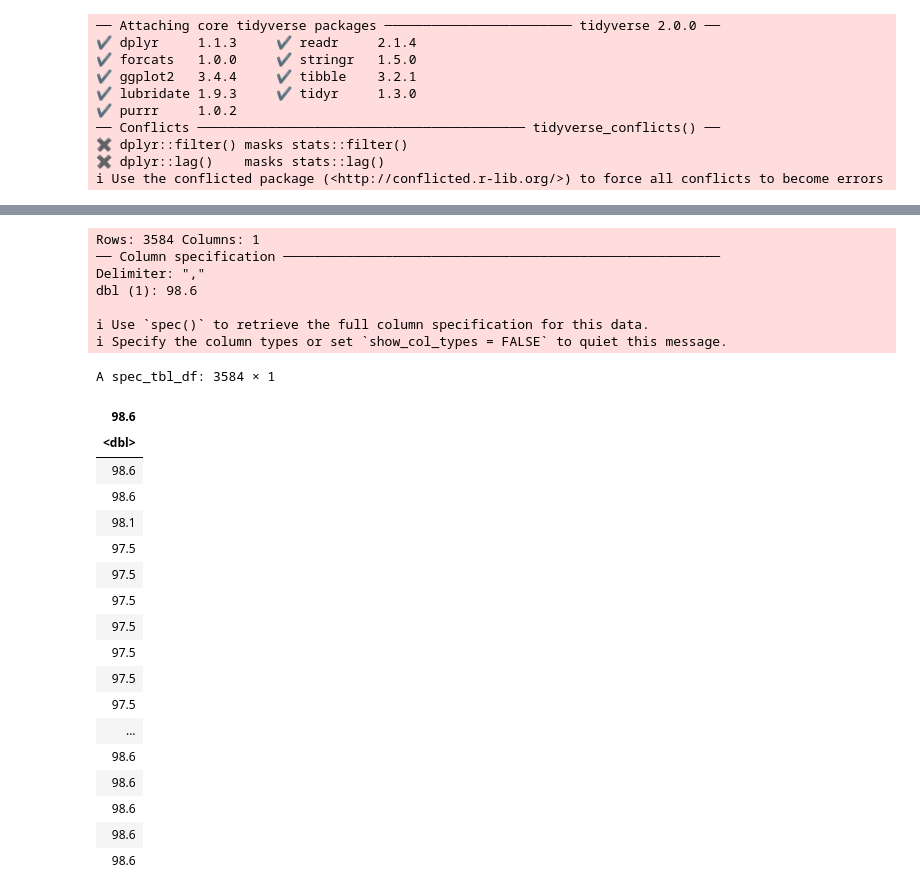
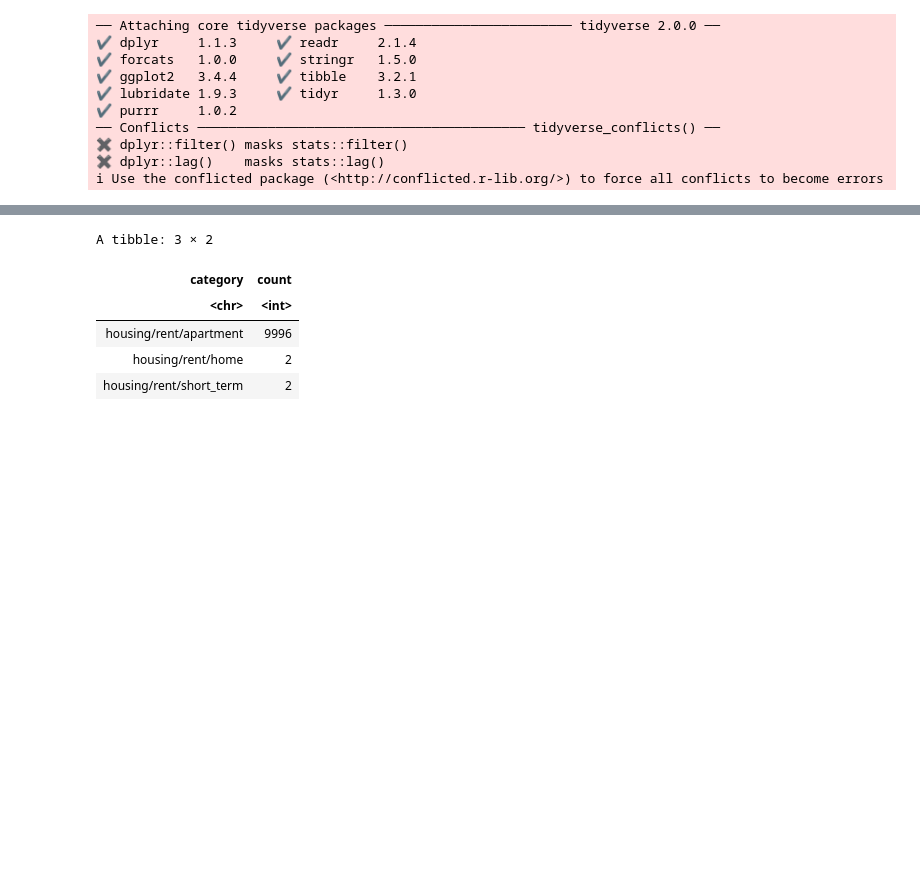
Before and after one commit to LightAwesome/apartment_rent_analysis, a Jupyter notebook: test file.ipynb, the cells around one changed output, grey strips where cells are left out. Cells and saved outputs as stored; diff of their text form; code cells hidden in the pictures; blank space fills up the shorter version.

```diff
--- a/test file.ipynb
+++ b/test file.ipynb
@@ -12,6 +12,6 @@ library(tidyverse)
 ✖ dplyr::lag()    masks stats::lag()
 ℹ Use the conflicted package (<http://conflicted.r-lib.org/>) to force all conflicts to become errors
 # %%
-heart<- read_csv("data/heart.csv")
-head(heart)
+apartments<- read_csv2("data/apartments_for_rent_classified_10K.csv")
+head(apartments)
 # %% [output]
@@ -34,29 +37,13 @@ A tibble: 6 × 14
 # %%
-read_csv("data/o2Saturation.csv")
+apt_wrangled <- apartments |>
+group_by(category)|>
+summarize(count = n())
+
+apt_wrangled
 # %% [output]
-Rows: 3584 Columns: 1
-── Column specification ────────────────────────────────────────────────────────
-Delimiter: ","
-dbl (1): 98.6
-
-ℹ Use `spec()` to retrieve the full column specification for this data.
-ℹ Specify the column types or set `show_col_types = FALSE` to quiet this message.
+A tibble: 3 × 2
-A spec_tbl_df: 3584 × 1
-| 98.6 |
-| <dbl> |
-| 98.6 |
-| 98.6 |
-| 98.1 |
-| 97.5 |
-| 97.5 |
-| 97.5 |
-| 97.5 |
-| 97.5 |
-| 97.5 |
-| 97.5 |
-| ... |
-| 98.6 |
-| 98.6 |
-| 98.6 |
-| 98.6 |
-| 98.6 |
+| category | count |
+| <chr> | <int> |
+| housing/rent/apartment | 9996 |
+| housing/rent/home | 2 |
+| housing/rent/short_term | 2 |
```
Also changed, not shown: parts of 1 cell of this notebook.
